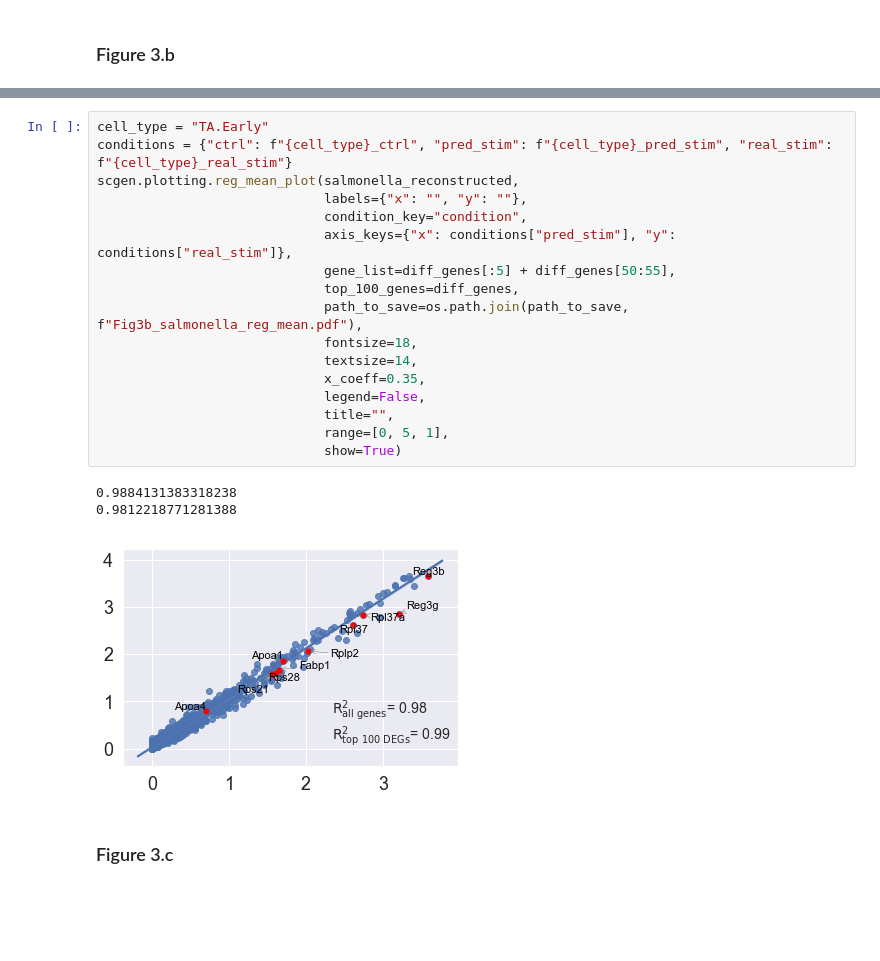
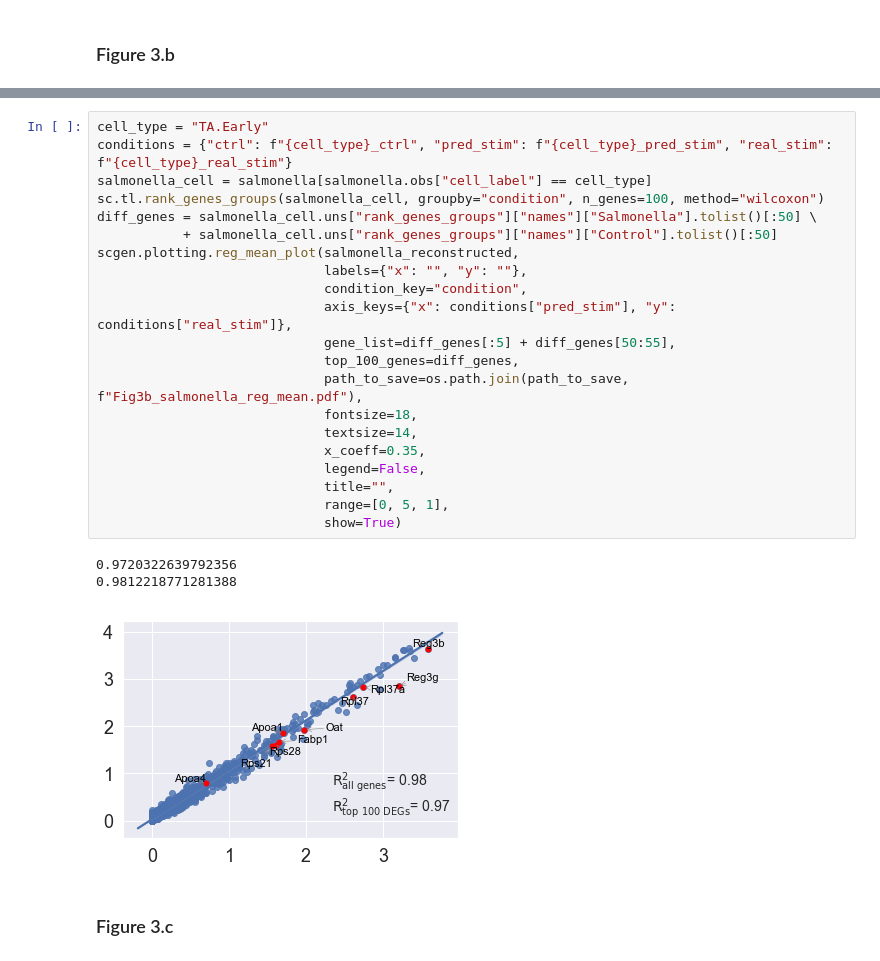
Before and after one commit to theislab/scgen-reproducibility, a Jupyter notebook: Jupyter Notebooks/Fig3.ipynb, the cells around one changed output, grey strips where cells are left out. Saved outputs shown, nothing was run; the diff lists cells and outputs as text; blank space fills up the shorter version.

```diff
--- a/Jupyter Notebooks/Fig3.ipynb
+++ b/Jupyter Notebooks/Fig3.ipynb
@@ -82,24 +70,28 @@ diff_genes = salmonella.uns["rank_genes_groups"]["names"]["Salmonella"].tolist()
 # %%
 cell_type = "TA.Early"
 conditions = {"ctrl": f"{cell_type}_ctrl", "pred_stim": f"{cell_type}_pred_stim", "real_stim": f"{cell_type}_real_stim"}
+salmonella_cell = salmonella[salmonella.obs["cell_label"] == cell_type]
+sc.tl.rank_genes_groups(salmonella_cell, groupby="condition", n_genes=100, method="wilcoxon")
+diff_genes = salmonella_cell.uns["rank_genes_groups"]["names"]["Salmonella"].tolist()[:50] \
+           + salmonella_cell.uns["rank_genes_groups"]["names"]["Control"].tolist()[:50]
 scgen.plotting.reg_mean_plot(salmonella_reconstructed,
                              labels={"x": "", "y": ""},
                              condition_key="condition",
                              axis_keys={"x": conditions["pred_stim"], "y": conditions["real_stim"]},
                              gene_list=diff_genes[:5] + diff_genes[50:55],
                              top_100_genes=diff_genes,
                              path_to_save=os.path.join(path_to_save, f"Fig3b_salmonella_reg_mean.pdf"),
                              fontsize=18,
                              textsize=14,
                              x_coeff=0.35,
                              legend=False,
                              title="",
                              range=[0, 5, 1],
                              show=True)
 # %% [output]
-0.9884131383318238
+0.9720322639792356
 0.9812218771281388
-[figure, old version]
+[figure, new version]
 # %% [markdown]
 ### Figure 3.c
 # %%
```
Also changed, not shown: parts of 13 cells of this notebook, 10 other files.
